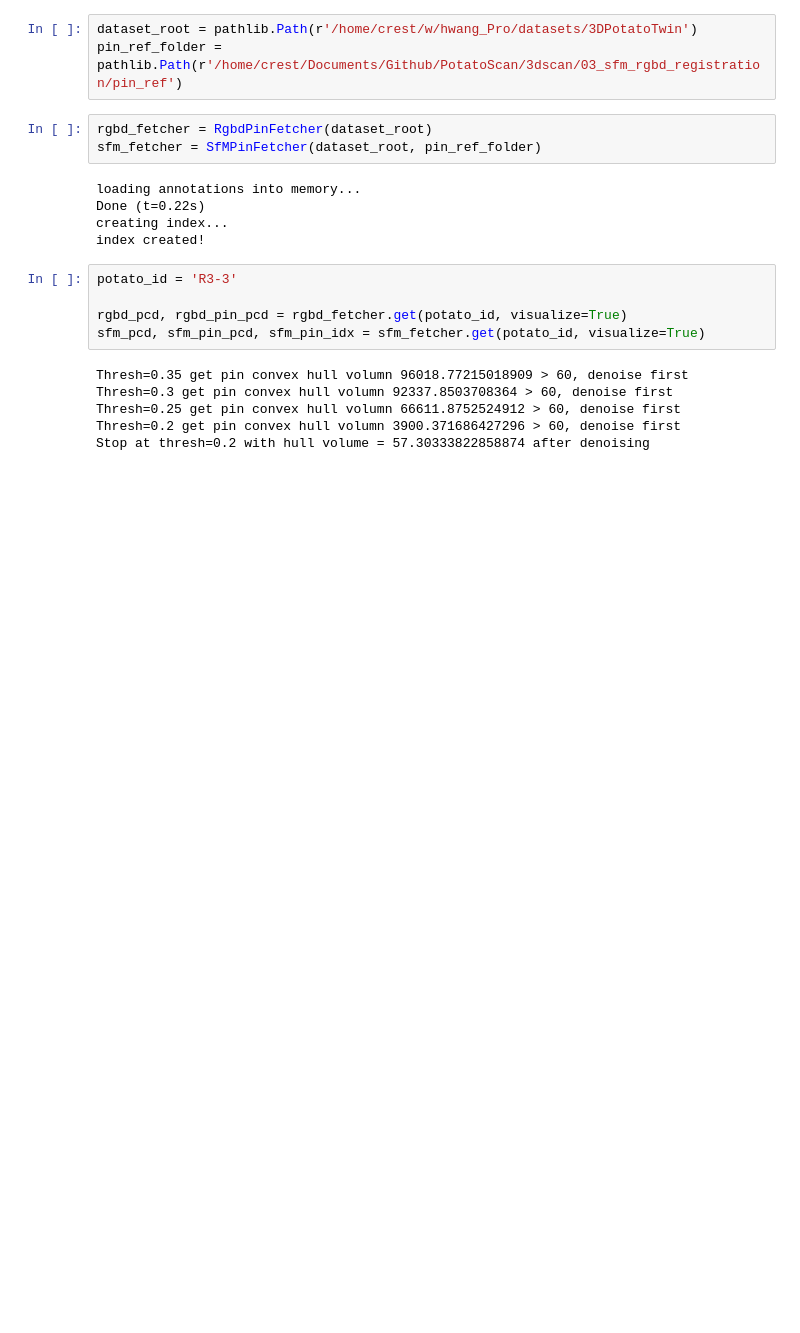
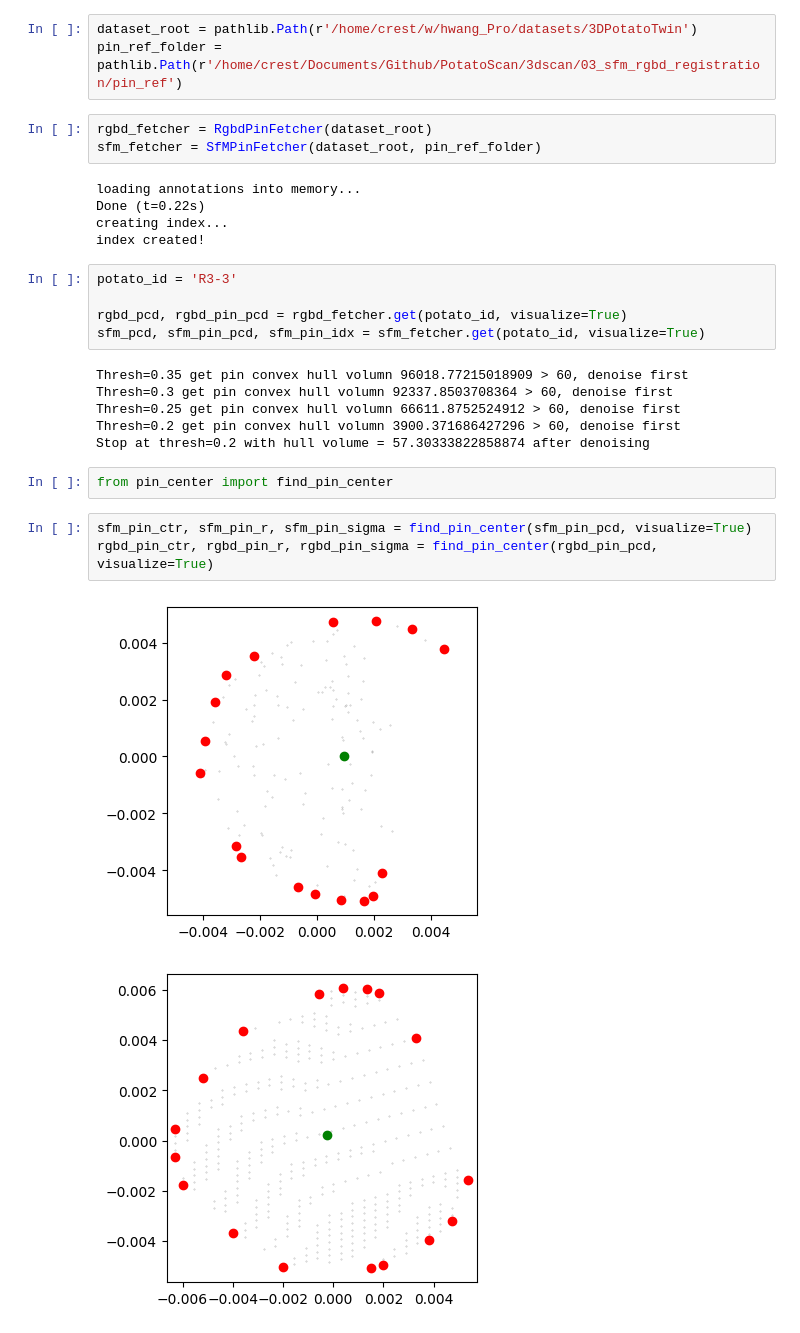
Before and after one commit to UTokyo-FieldPhenomics-Lab/PotatoScan, a Jupyter notebook: 3dscan/03_sfm_rgbd_registration/07_mesh_merge_batch.ipynb, the cells around one changed output. Drawn from its saved outputs; the diff is of its cells as text; blank space fills up the shorter version.

```diff
--- a/3dscan/03_sfm_rgbd_registration/07_mesh_merge_batch.ipynb
+++ b/3dscan/03_sfm_rgbd_registration/07_mesh_merge_batch.ipynb
@@ -44,3 +44,11 @@ Thresh=0.3 get pin convex hull volumn 92337.8503708364 > 60, denoise first
 Thresh=0.25 get pin convex hull volumn 66611.8752524912 > 60, denoise first
 Thresh=0.2 get pin convex hull volumn 3900.371686427296 > 60, denoise first
 Stop at thresh=0.2 with hull volume = 57.30333822858874 after denoising
+# %%
+from pin_center import find_pin_center
+# %%
+sfm_pin_ctr, sfm_pin_r, sfm_pin_sigma = find_pin_center(sfm_pin_pcd, visualize=True)
+rgbd_pin_ctr, rgbd_pin_r, rgbd_pin_sigma = find_pin_center(rgbd_pin_pcd, visualize=True)
+# %% [output]
+[figure, added]
+[figure, added]
```
Also changed, not shown: 1 other file.
